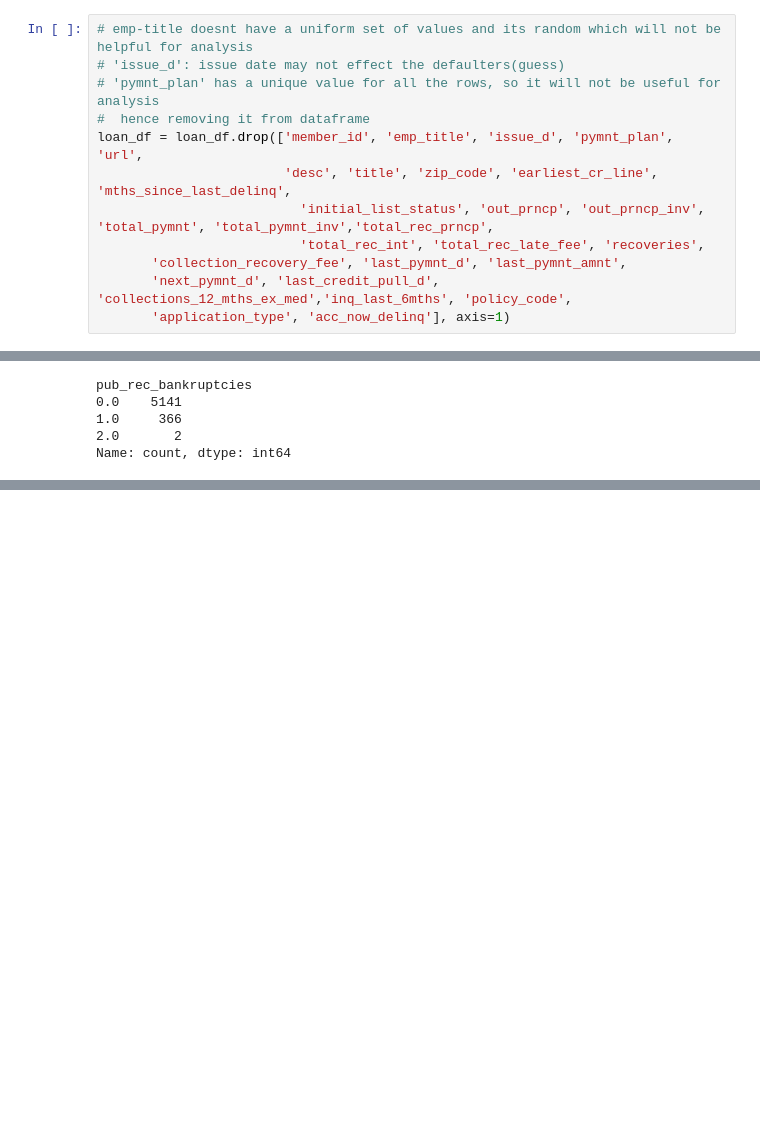
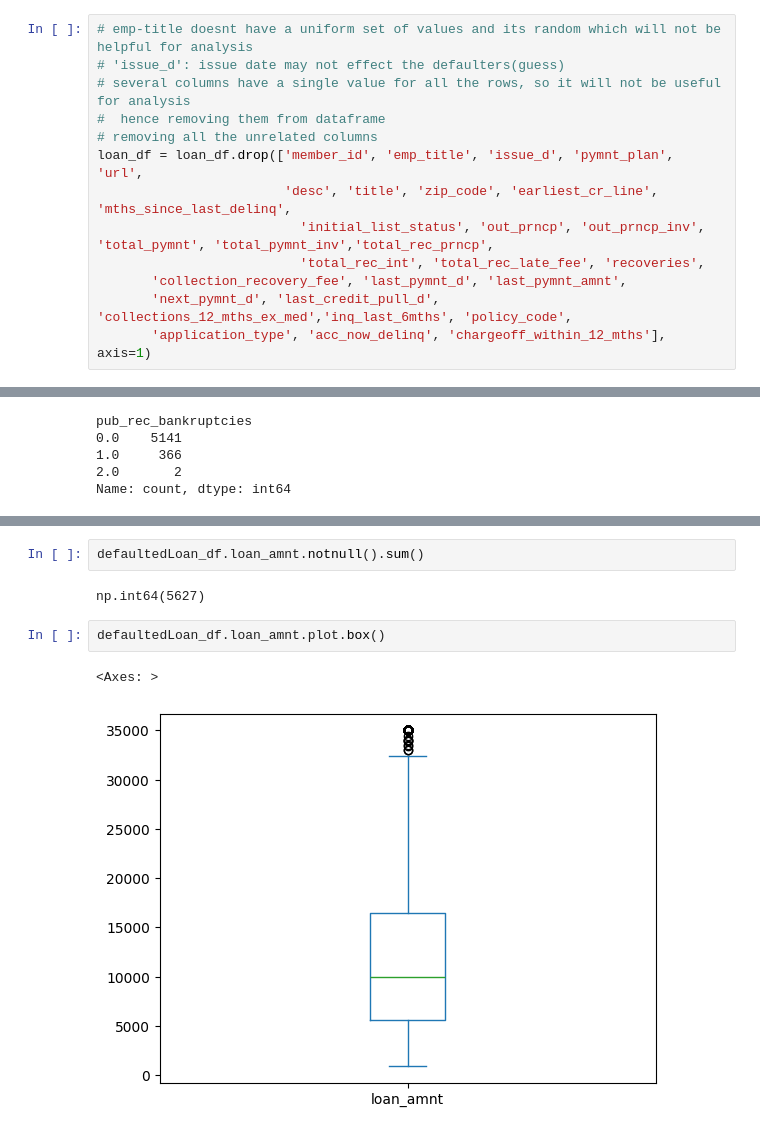
Before and after one commit to shankar6408/LendingClubCaseStudy, a Jupyter notebook: Group_Facilitator_Name.ipynb, the cells around one changed output, grey strips where cells are left out. Drawn from its saved outputs; the diff is of its cells as text; blank space fills up the shorter version.

Commit message:
added some bivariate analysis graphs

```diff
--- a/Group_Facilitator_Name.ipynb
+++ b/Group_Facilitator_Name.ipynb
@@ -71,15 +71,16 @@ loan_df.dropna(axis = 1, how = 'all', inplace = True)
 # %%
 # emp-title doesnt have a uniform set of values and its random which will not be helpful for analysis
 # 'issue_d': issue date may not effect the defaulters(guess)
-# 'pymnt_plan' has a unique value for all the rows, so it will not be useful for analysis
-#  hence removing it from dataframe
+# several columns have a single value for all the rows, so it will not be useful for analysis
+#  hence removing them from dataframe
+# removing all the unrelated columns
 loan_df = loan_df.drop(['member_id', 'emp_title', 'issue_d', 'pymnt_plan', 'url',
                         'desc', 'title', 'zip_code', 'earliest_cr_line', 'mths_since_last_delinq',
                           'initial_list_status', 'out_prncp', 'out_prncp_inv', 'total_pymnt', 'total_pymnt_inv','total_rec_prncp',
                           'total_rec_int', 'total_rec_late_fee', 'recoveries',
        'collection_recovery_fee', 'last_pymnt_d', 'last_pymnt_amnt',
        'next_pymnt_d', 'last_credit_pull_d', 'collections_12_mths_ex_med','inq_last_6mths', 'policy_code',
-       'application_type', 'acc_now_delinq'], axis=1)
+       'application_type', 'acc_now_delinq', 'chargeoff_within_12_mths'], axis=1)
 # %%
 loan_df.columns
 # %% [output]
@@ -1029,0 +1047,9 @@ Name: count, dtype: int64
+# %%
+defaultedLoan_df.loan_amnt.notnull().sum()
+# %% [output]
+np.int64(5627)
+# %%
+defaultedLoan_df.loan_amnt.plot.box()
+# %% [output]
+<Axes: >
+[figure, added]
```
Also changed, not shown: parts of 30 cells of this notebook.
